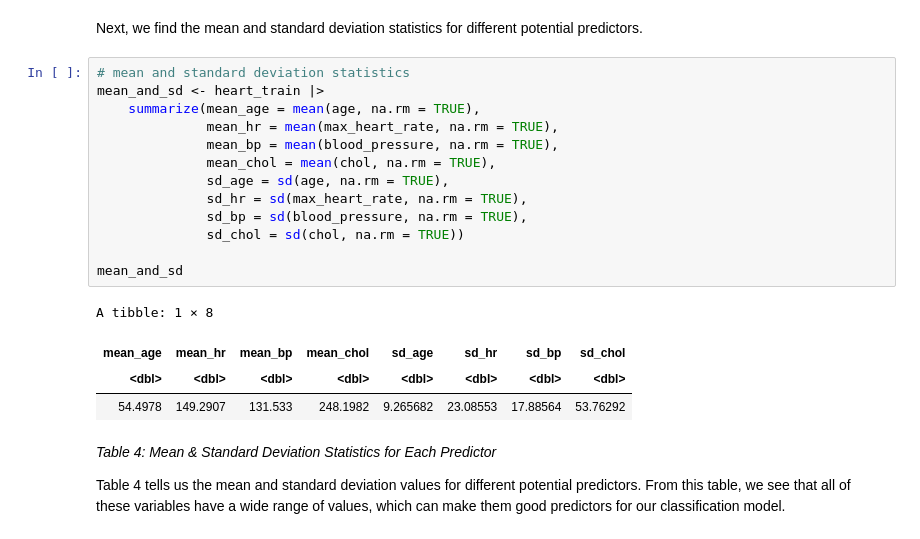
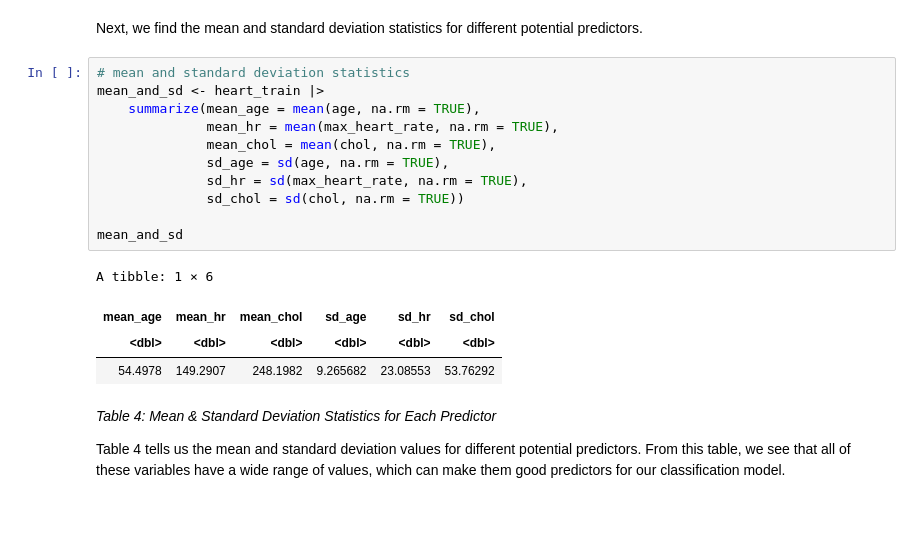
Before and after one commit to a-wang27/DSCI-100, a Jupyter notebook: project_report.ipynb, the cells around one changed output. Drawn from its saved outputs; the diff is of its cells as text.

Commit message:
Updated mean/sd stats for new predictors

```diff
--- a/project_report.ipynb
+++ b/project_report.ipynb
@@ -183,21 +183,19 @@ Next, we find the mean and standard deviation statistics for different potential
 # %%
 # mean and standard deviation statistics
 mean_and_sd <- heart_train |>
     summarize(mean_age = mean(age, na.rm = TRUE),
               mean_hr = mean(max_heart_rate, na.rm = TRUE),
-              mean_bp = mean(blood_pressure, na.rm = TRUE),
               mean_chol = mean(chol, na.rm = TRUE),
               sd_age = sd(age, na.rm = TRUE),
               sd_hr = sd(max_heart_rate, na.rm = TRUE),
-              sd_bp = sd(blood_pressure, na.rm = TRUE),
               sd_chol = sd(chol, na.rm = TRUE))
 
 mean_and_sd
 # %% [output]
-A tibble: 1 × 8
+A tibble: 1 × 6
-| mean_age | mean_hr | mean_bp | mean_chol | sd_age | sd_hr | sd_bp | sd_chol |
-| <dbl> | <dbl> | <dbl> | <dbl> | <dbl> | <dbl> | <dbl> | <dbl> |
-| 54.4978 | 149.2907 | 131.533 | 248.1982 | 9.265682 | 23.08553 | 17.88564 | 53.76292 |
+| mean_age | mean_hr | mean_chol | sd_age | sd_hr | sd_chol |
+| <dbl> | <dbl> | <dbl> | <dbl> | <dbl> | <dbl> |
+| 54.4978 | 149.2907 | 248.1982 | 9.265682 | 23.08553 | 53.76292 |
 # %% [markdown]
 *Table 4: Mean & Standard Deviation Statistics for Each Predictor*
 
```
